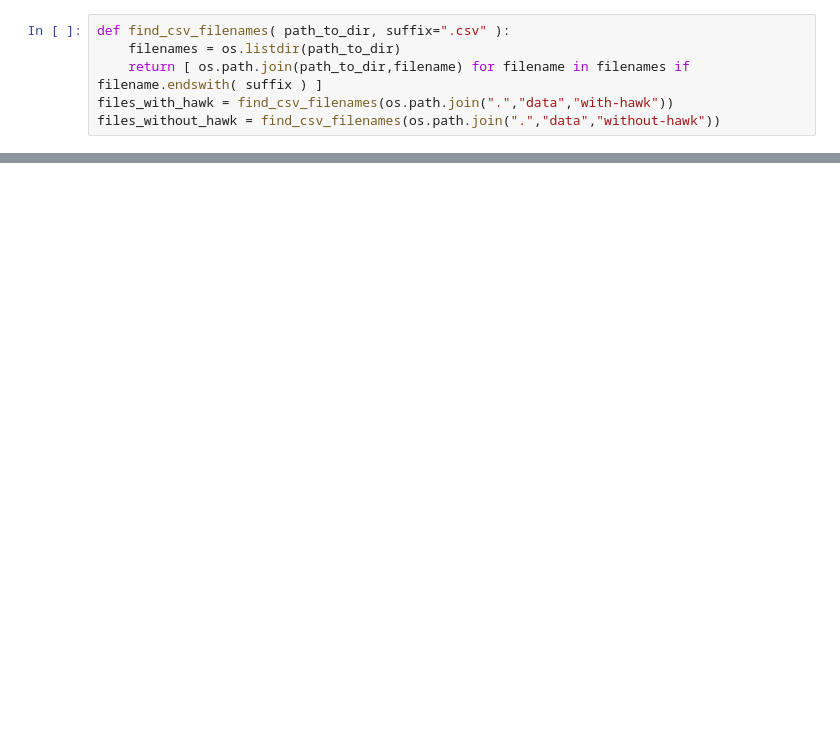
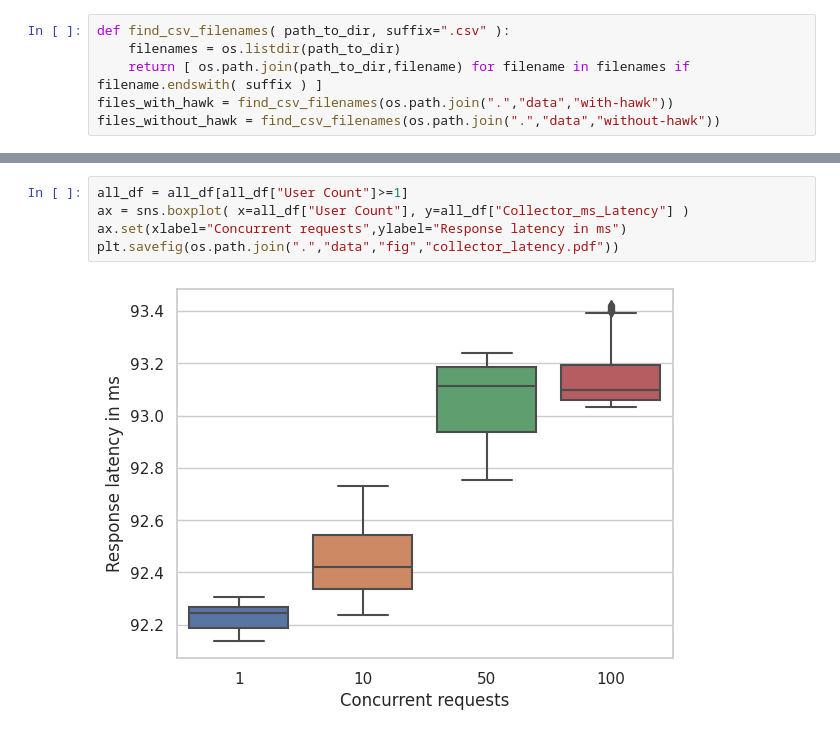
Before and after one commit to PrivacyEngineering/hawk-benchmark, a Jupyter notebook: locust-benchmark/visualization.ipynb, the cells around one changed output, grey strips where cells are left out. Drawn from its saved outputs; the diff is of its cells as text; blank space fills up the shorter version.

```diff
--- a/locust-benchmark/visualization.ipynb
+++ b/locust-benchmark/visualization.ipynb
@@ -19,0 +64,7 @@ for file in files_with_hawk + files_without_hawk:
+# %%
+all_df = all_df[all_df["User Count"]>=1]
+ax = sns.boxplot( x=all_df["User Count"], y=all_df["Collector_ms_Latency"] )
+ax.set(xlabel="Concurrent requests",ylabel="Response latency in ms")
+plt.savefig(os.path.join(".","data","fig","collector_latency.pdf"))
+# %% [output]
+[figure, added]
```
Also changed, not shown: parts of 10 cells of this notebook, 12 other files.
